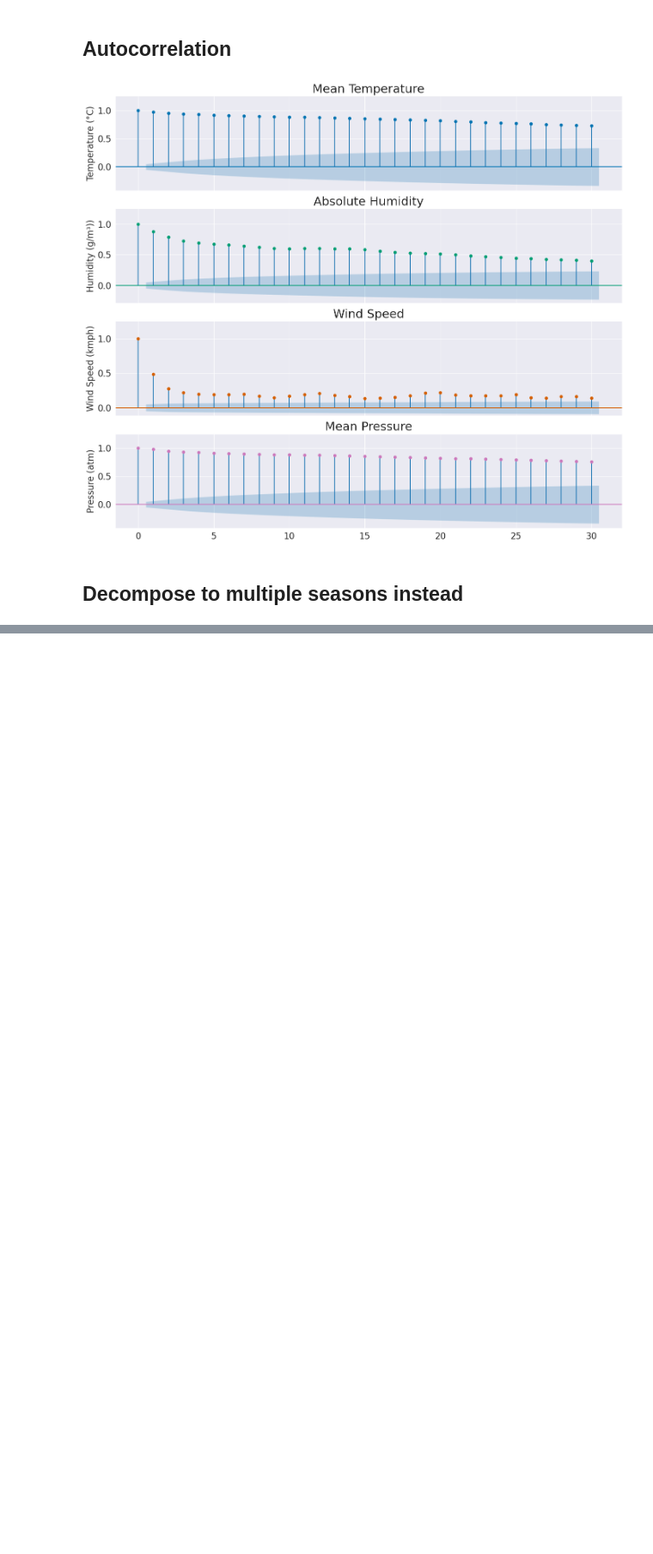
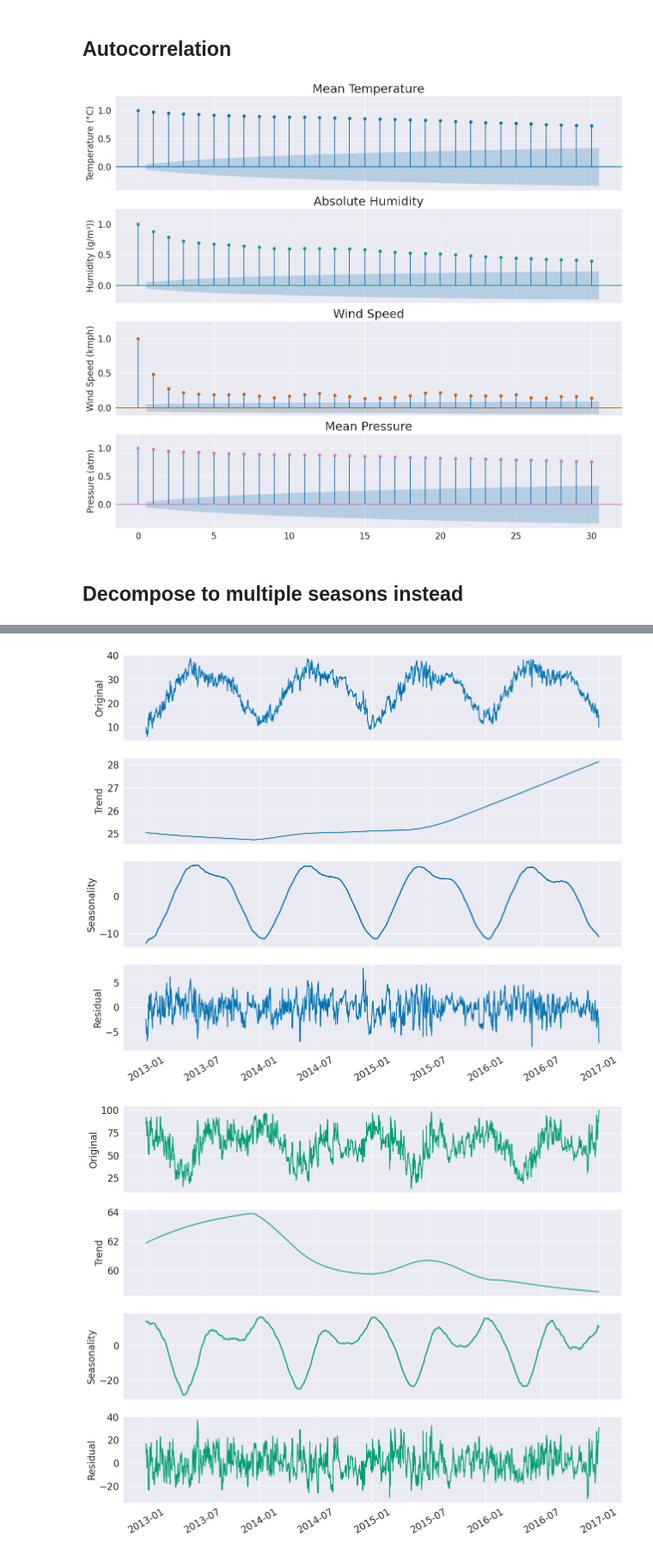
Before and after one commit to Jookare/ADAML-project2, a Jupyter notebook: initial_analysis.ipynb, the cells around one changed output, grey strips where cells are left out. Shown at 86% size. Saved outputs shown, nothing was run; the diff lists cells and outputs as text; code cells hidden in the pictures; blank space fills up the shorter version.

```diff
--- a/initial_analysis.ipynb
+++ b/initial_analysis.ipynb
@@ -188,0 +190,51 @@ for var in df.columns[1:]:
+# %%
+from statsmodels.tsa.seasonal import STL
+
+def process_seasonal_data(df, var, days):
+    idx = df.columns.get_loc(var)-1
+
+    # Get variable data and set index to date
+    data = df[var]
+    data.index = df['date']
+
+    # Decompose
+    res = STL(data, period=365).fit()
+
+    df_seasonal = pd.DataFrame({'Seasonal': res.seasonal})
+
+    # Compute the 30-day moving average of the seasonal component
+    df_seasonal['Seasonal_MA'] = df_seasonal['Seasonal'].rolling(days, min_periods=1, center=True).mean()
+
+    # Plot the seasonal component and its moving average
+    fig, axs = plt.subplots(4, 1, figsize=(15, 12), sharex=True)
+
+    # axs[0].set_title(var)
+    axs[0].plot(data, color=colors[idx])
+    axs[0].set_ylabel("Original", fontsize=16)
+    axs[0].tick_params(axis="y", labelsize=16)
+
+    axs[1].plot(res.trend, color=colors[idx])
+    axs[1].set_ylabel('Trend', fontsize=16)
+    axs[1].tick_params(axis="y", labelsize=16)
+
+    axs[2].plot(df_seasonal['Seasonal_MA'], label=f'{days}-Day Moving Average', color=colors[idx], linewidth=2)
+    axs[2].set_ylabel('Seasonality', fontsize=16)
+    axs[2].tick_params(axis="y", labelsize=16)
+
+    # Compute the residuals
+    residual =  data - (res.trend + df_seasonal['Seasonal_MA'])
+
+    axs[3].plot(residual,color=colors[idx])
+    axs[3].set_ylabel("Residual", fontsize=16)
+    axs[3].tick_params(axis="x", rotation=30, labelsize=16)
+    axs[3].tick_params(axis="y", labelsize=16)
+    plt.savefig(f"./images/STL/{var}_STL.pdf", format="pdf")
+    plt.show()
+
+process_seasonal_data(df, "meantemp", 60)
+process_seasonal_data(df, "humidity", 60)
+process_seasonal_data(df, "wind_speed", 60)
+process_seasonal_data(df, "meanpressure", 60)
+# %% [output]
+[figure, added]
+[figure, added]
```
Also changed, not shown: parts of 2 cells of this notebook, 10 other files.
